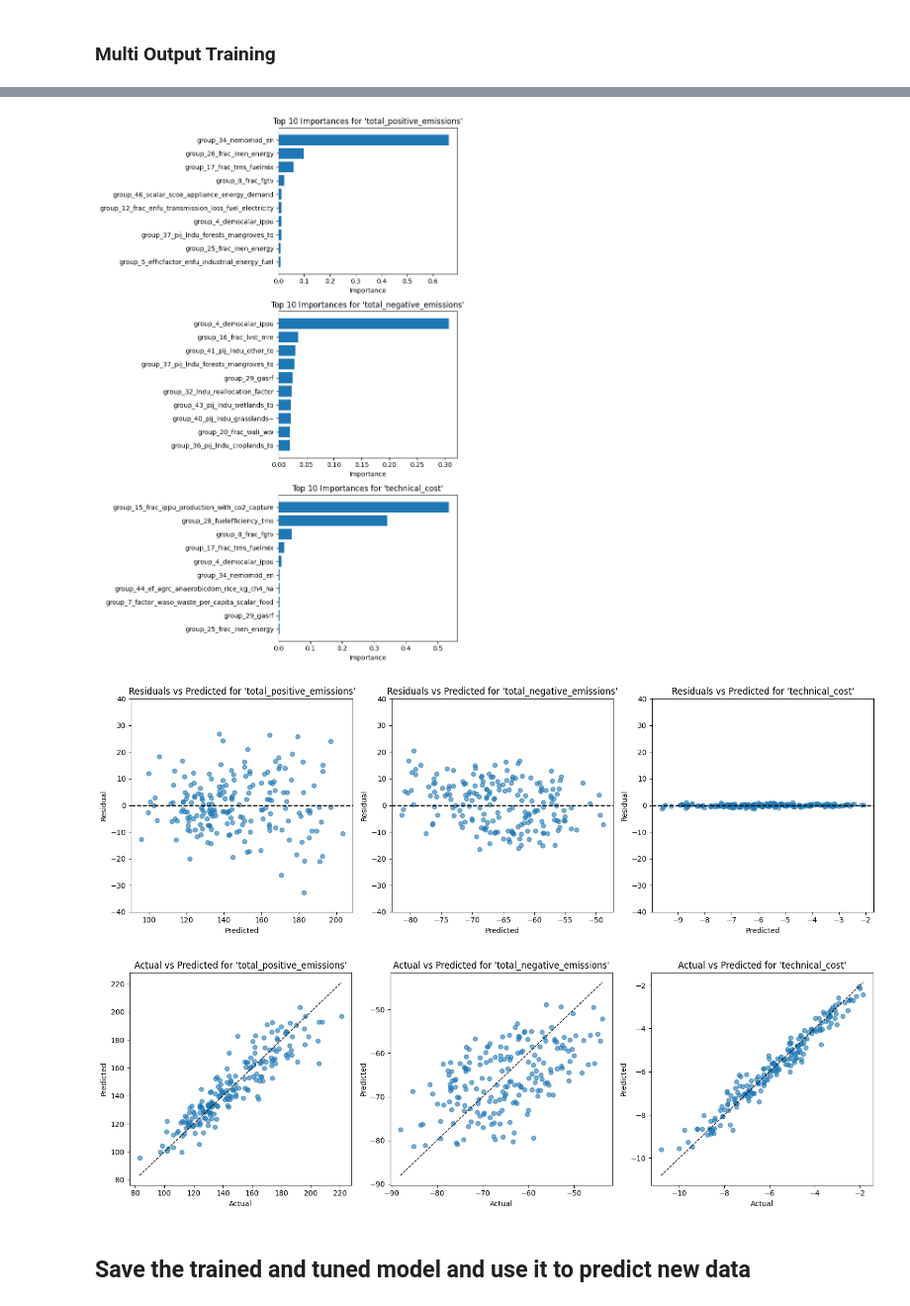
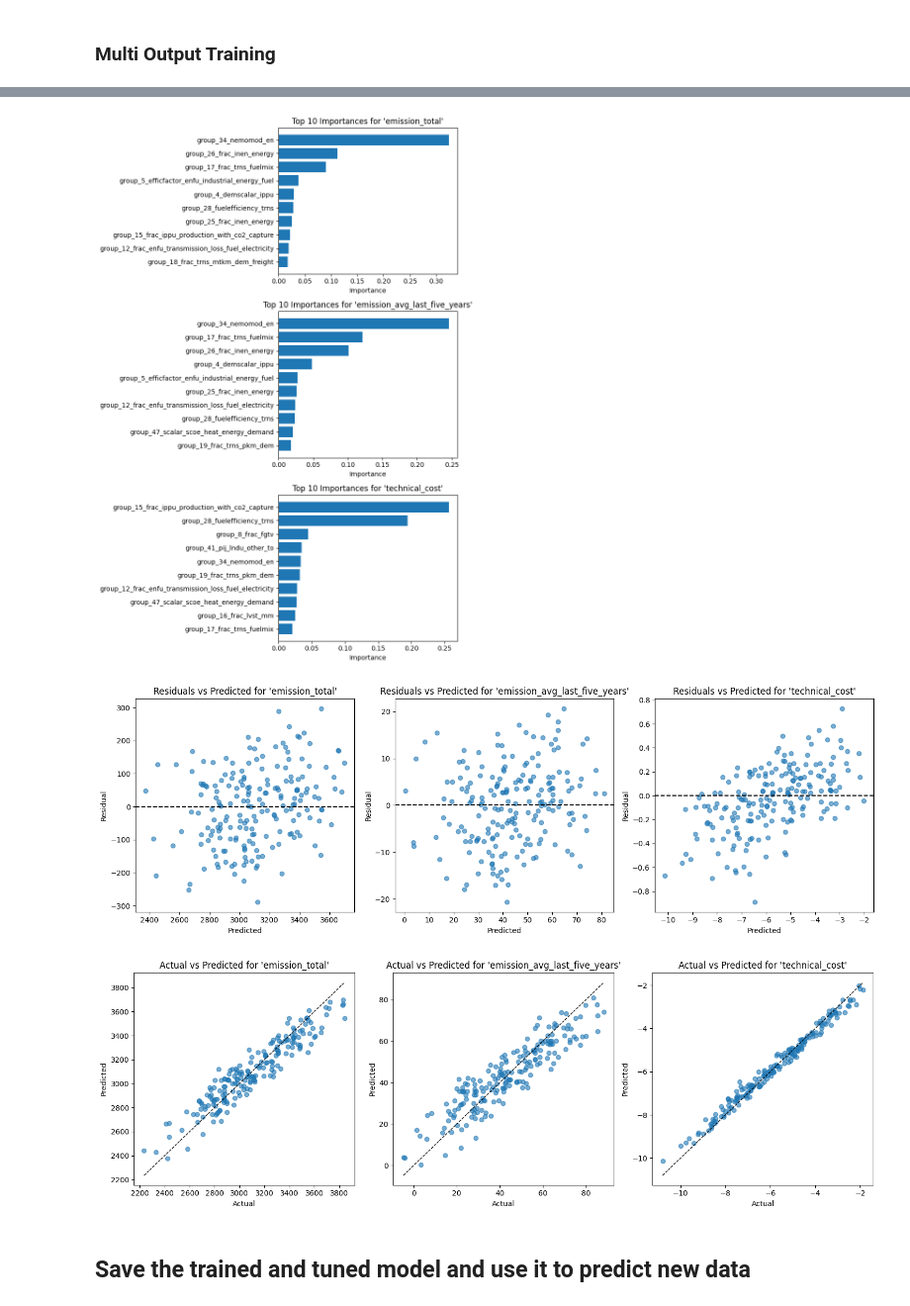
Before and after one commit to sisepuede-framework/ssp_louisiana, a Jupyter notebook: metamodel/notebooks/model_draft_gb_5.1.ipynb, the cells around one changed output, grey strips where cells are left out. Shown: that part at 99% size. Saved outputs shown, nothing was run; the diff lists cells and outputs as text; code cells hidden in the pictures.

Commit message:
update ml notebook 5.1 version to train the model with the new target variables

```diff
--- a/metamodel/notebooks/model_draft_gb_5.1.ipynb
+++ b/metamodel/notebooks/model_draft_gb_5.1.ipynb
@@ -188,6 +192,6 @@ training_df_cleaned[target_cols].describe()
 # %% [markdown]
 ### Multi Output Training
 # %%
-mulp = MultiOutputEmissionsPipeline(df=training_df_cleaned, targets=["total_positive_emissions","total_negative_emissions", "technical_cost"])
-mulp.run(tune=False, log_transform=False, plot_figures=True)
+mulp = MultiOutputEmissionsPipeline(df=training_df_cleaned, targets=["emission_total", "emission_avg_last_five_years", "technical_cost"])
+mulp.run(tune=True, log_transform=False, plot_figures=True)
 # %% [output]
@@ -207,10 +211,10 @@ technical_cost
 -- Target: technical_cost --
 MAE   | Train: 1.5600 ± 0.0134  | Test:  1.5665 ± 0.0544
 RMSE  | Train: 1.9049 ± 0.0189  | Test:  1.9111 ± 0.0719
 R2    | Train: 0.0000 ± 0.0000  | Test:  -0.0211 ± 0.0204
-[figure, old version]
+[figure, new version]
-[figure, old version]
+[figure, new version]
-[figure, old version]
+[figure, new version]
 # %% [markdown]
 ## Save the trained and tuned model and use it to predict new data
 # %%
```
Also changed, not shown: parts of 16 cells of this notebook, 1 other file.
